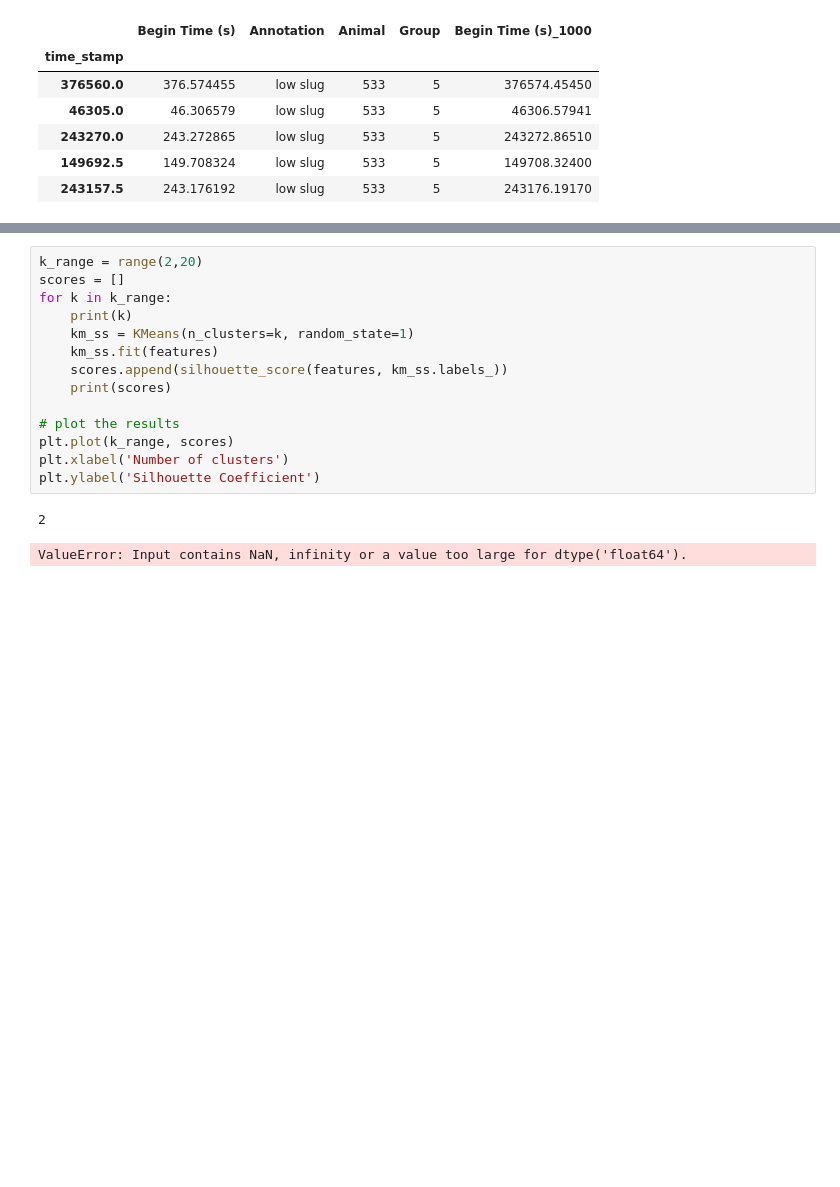
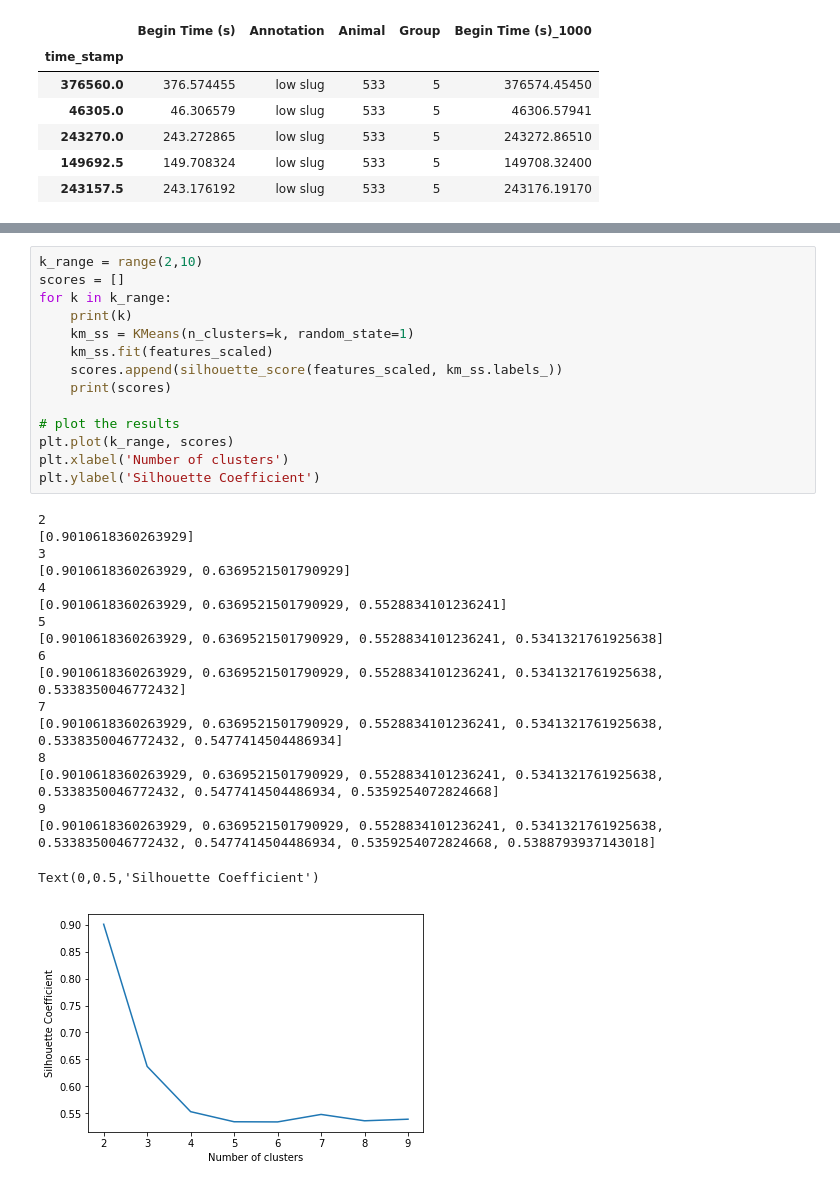
Before and after one commit to grace3999/USV_Python, a Jupyter notebook: Notebooks/Features_from_annotations_clustering.ipynb, the cells around one changed output, grey strips where cells are left out. Cells and saved outputs as stored; diff of their text form; blank space fills up the shorter version.

```diff
--- a/Notebooks/Features_from_annotations_clustering.ipynb
+++ b/Notebooks/Features_from_annotations_clustering.ipynb
@@ -156,17 +210,33 @@ features_scaled = scaler.fit_transform(features)
 # %%
-k_range = range(2,20)
+k_range = range(2,10)
 scores = []
 for k in k_range:
     print(k)
     km_ss = KMeans(n_clusters=k, random_state=1)
-    km_ss.fit(features)
-    scores.append(silhouette_score(features, km_ss.labels_))
+    km_ss.fit(features_scaled)
+    scores.append(silhouette_score(features_scaled, km_ss.labels_))
     print(scores)
 
 # plot the results
 plt.plot(k_range, scores)
 plt.xlabel('Number of clusters')
 plt.ylabel('Silhouette Coefficient')
 # %% [output]
 2
+[0.9010618360263929]
+3
+[0.9010618360263929, 0.6369521501790929]
+4
+[0.9010618360263929, 0.6369521501790929, 0.5528834101236241]
+5
+[0.9010618360263929, 0.6369521501790929, 0.5528834101236241, 0.5341321761925638]
+6
+[0.9010618360263929, 0.6369521501790929, 0.5528834101236241, 0.5341321761925638, 0.5338350046772432]
+7
+[0.9010618360263929, 0.6369521501790929, 0.5528834101236241, 0.5341321761925638, 0.5338350046772432, 0.5477414504486934]
+8
+[0.9010618360263929, 0.6369521501790929, 0.5528834101236241, 0.5341321761925638, 0.5338350046772432, 0.5477414504486934, 0.5359254072824668]
+9
+[0.9010618360263929, 0.6369521501790929, 0.5528834101236241, 0.5341321761925638, 0.5338350046772432, 0.5477414504486934, 0.5359254072824668, 0.5388793937143018]
-ValueError: Input contains NaN, infinity or a value too large for dtype('float64').
+Text(0,0.5,'Silhouette Coefficient')
+[figure, added]
```
Also changed, not shown: parts of 7 cells of this notebook.
